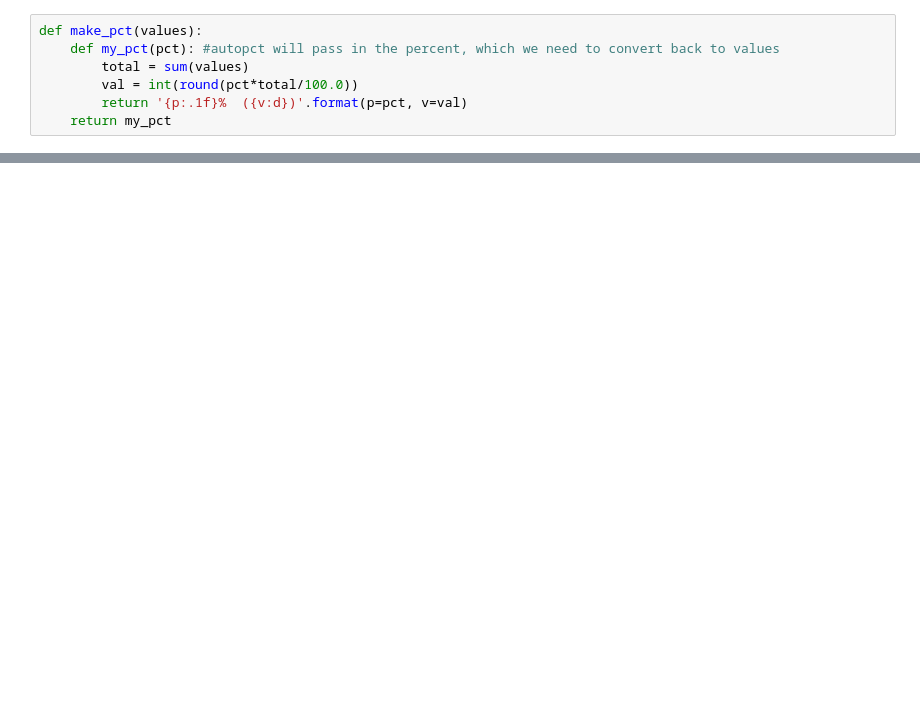
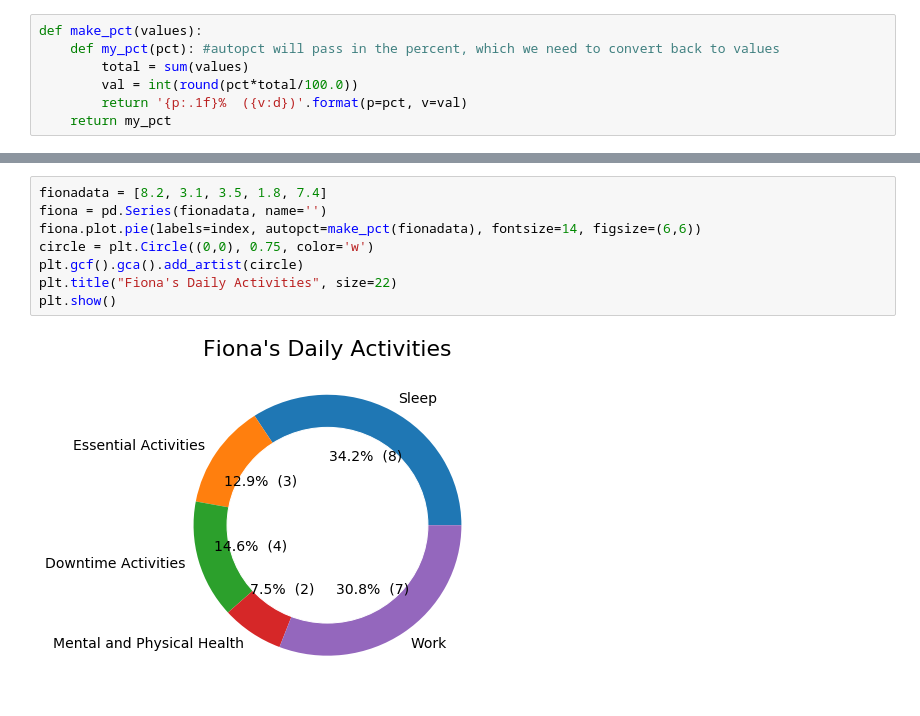
Before and after one commit to aaron-gu/visualize-me, a Jupyter notebook: pie_charts.ipynb, the cells around one changed output, grey strips where cells are left out. Cells and saved outputs as stored; diff of their text form; blank space fills up the shorter version.

```diff
--- a/pie_charts.ipynb
+++ b/pie_charts.ipynb
@@ -22,0 +33,10 @@ plt.show()
+# %%
+fionadata = [8.2, 3.1, 3.5, 1.8, 7.4]
+fiona = pd.Series(fionadata, name='')
+fiona.plot.pie(labels=index, autopct=make_pct(fionadata), fontsize=14, figsize=(6,6))
+circle = plt.Circle((0,0), 0.75, color='w')
+plt.gcf().gca().add_artist(circle)
+plt.title("Fiona's Daily Activities", size=22)
+plt.show()
+# %% [output]
+[figure, added]
```
Also changed, not shown: parts of 3 cells of this notebook.
